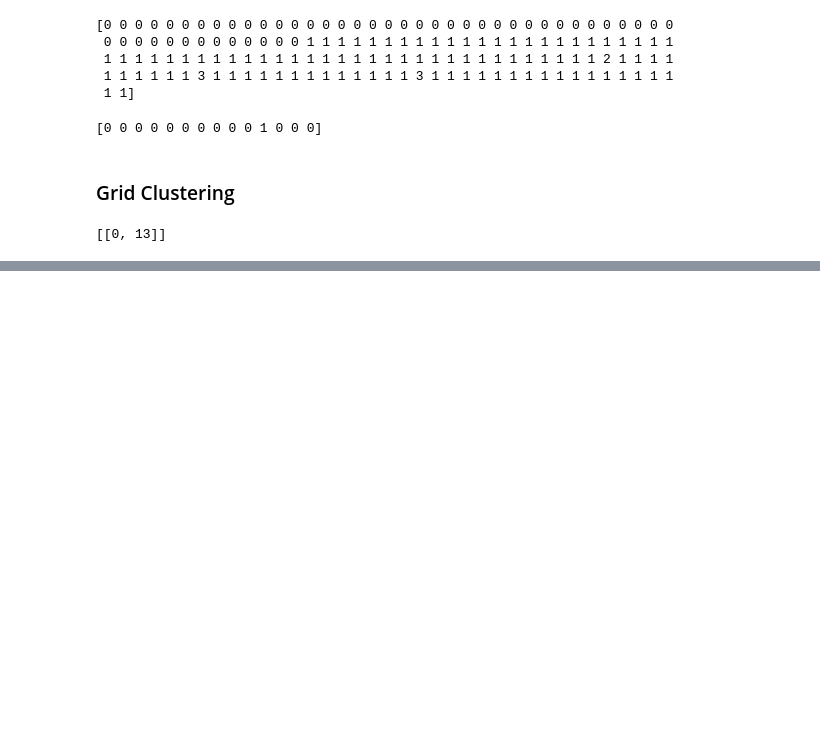
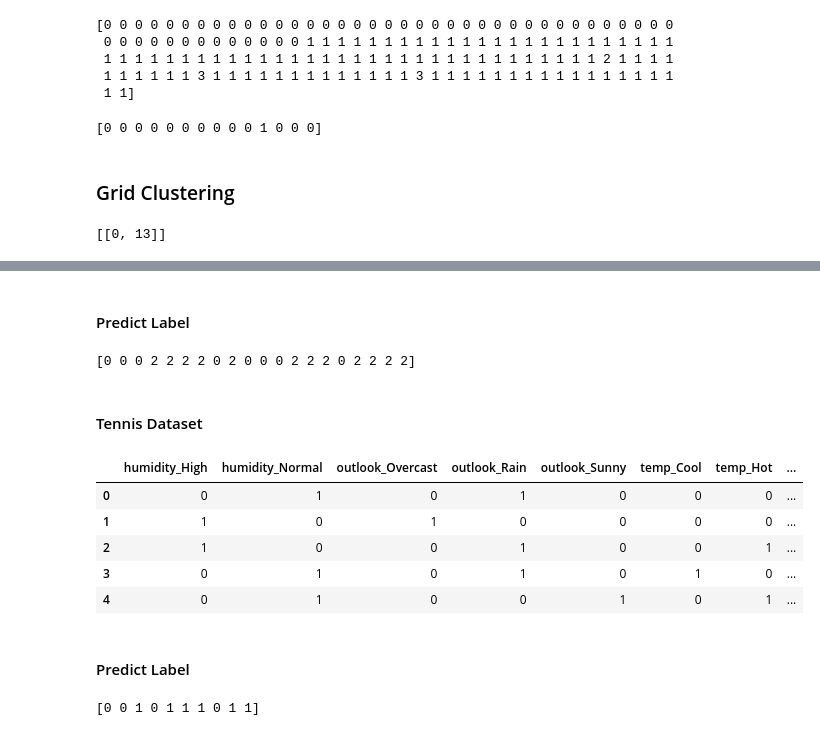
Before and after one commit to mhilmiasyrofi/clustering-exploration, a Jupyter notebook: Clustering Exploration.ipynb, the cells around one changed output, grey strips where cells are left out. Drawn from its saved outputs; the diff is of its cells as text; code cells hidden in the pictures; blank space fills up the shorter version.

```diff
--- a/Clustering Exploration.ipynb
+++ b/Clustering Exploration.ipynb
@@ -160,17 +165,10 @@ print(tennis_result)
 from sklearn.mixture import GaussianMixture
 
 # iris dataset
-model = GaussianMixture()
-model.fit(iris_features)
+gmm_iris_model = GaussianMixture()
+gmm_iris_model.fit(iris_features)
 
-# save the model to disk
-filename = 'gmm_iris_model.sav'
-pickle.dump(model, open(filename, 'wb'))
-
-# load the model from disk
-loaded_model = pickle.load(open(filename, 'rb'))
-
-iris_result = loaded_model.predict(iris_features)
+iris_result = gmm_iris_model.predict(iris_features)
 
 print(iris_result)
 # %% [output]
@@ -293,0 +339,11 @@ print(clusters)
+# %%
+iris_random_data = []
+for i in range (0, 20):
+    iris_random_data.append({'sepal.length': np.random.uniform(iris_features['sepal.length'].min(), iris_features['sepal.length'].max()),
+                             'sepal.width': np.random.uniform(iris_features['sepal.width'].min(), iris_features['sepal.width'].max()),
+                             'petal.length': np.random.uniform(iris_features['petal.length'].min(), iris_features['petal.length'].max()),
+                             'petal.width': np.random.uniform(iris_features['petal.width'].min(), iris_features['petal.width'].max())})
+
+iris_random_data = pd.DataFrame(iris_random_data)
+
+iris_random_data.head(5)
@@ -293,0 +357,40 @@ print(clusters)
+# %% [markdown]
+#### Predict Label
+# %%
+iris_label = loaded_kmeans_iris_model.predict(iris_random_data)
+print(iris_label)
+# %% [output]
+[0 0 0 2 2 2 2 0 2 0 0 0 2 2 2 0 2 2 2 2]
+# %% [markdown]
+#### Tennis Dataset
+# %%
+tennis_random_data = []
+
+outlook = ['Sunny', 'Overcast', 'Rain']
+temp = ['Hot', 'Cool', 'Mild']
+humidity = ['High', 'Normal']
+wind = ['Weak', 'Strong']
+
+for i in range (0, 10):
+    tennis_random_data.append({'outlook': np.random.choice(outlook),
+                             'temp': np.random.choice(temp),
+                             'humidity': np.random.choice(humidity),
+                             'wind': np.random.choice(wind)})
+
+tennis_random_data = pd.DataFrame(tennis_random_data)
+tennis_random_data = pd.get_dummies(tennis_random_data)
+tennis_random_data.head(5)
+# %% [output]
+|  | humidity_High | humidity_Normal | outlook_Overcast | outlook_Rain | outlook_Sunny | temp_Cool | temp_Hot | ... |
+| 0 | 0 | 1 | 0 | 1 | 0 | 0 | 0 | ... |
+| 1 | 1 | 0 | 1 | 0 | 0 | 0 | 0 | ... |
+| 2 | 1 | 0 | 0 | 1 | 0 | 0 | 1 | ... |
+| 3 | 0 | 1 | 0 | 1 | 0 | 1 | 0 | ... |
+| 4 | 0 | 1 | 0 | 0 | 1 | 0 | 1 | ... |
+# %% [markdown]
+#### Predict Label
+# %%
+tennis_label = loaded_kmeans_tennis_model.predict(tennis_random_data)
+print(tennis_label)
+# %% [output]
+[0 0 1 0 1 1 1 0 1 1]
```
Also changed, not shown: parts of 31 cells of this notebook, 11 other files.
